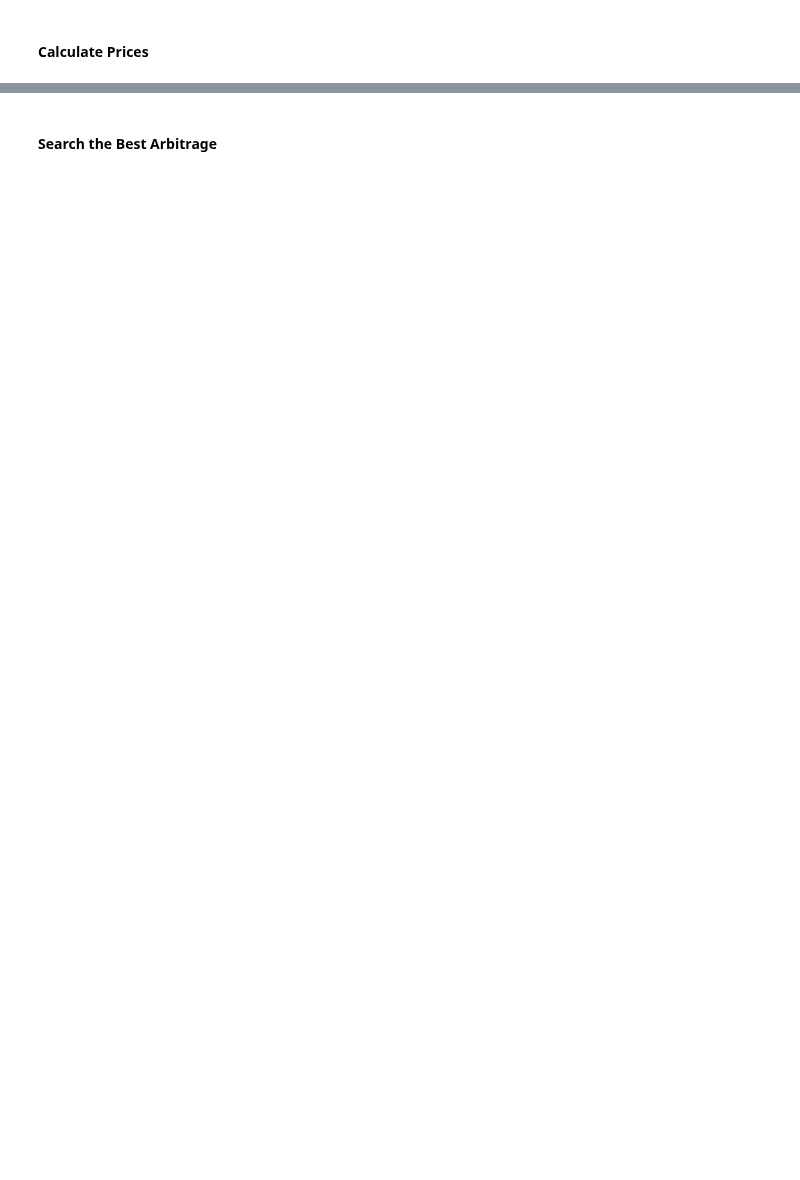
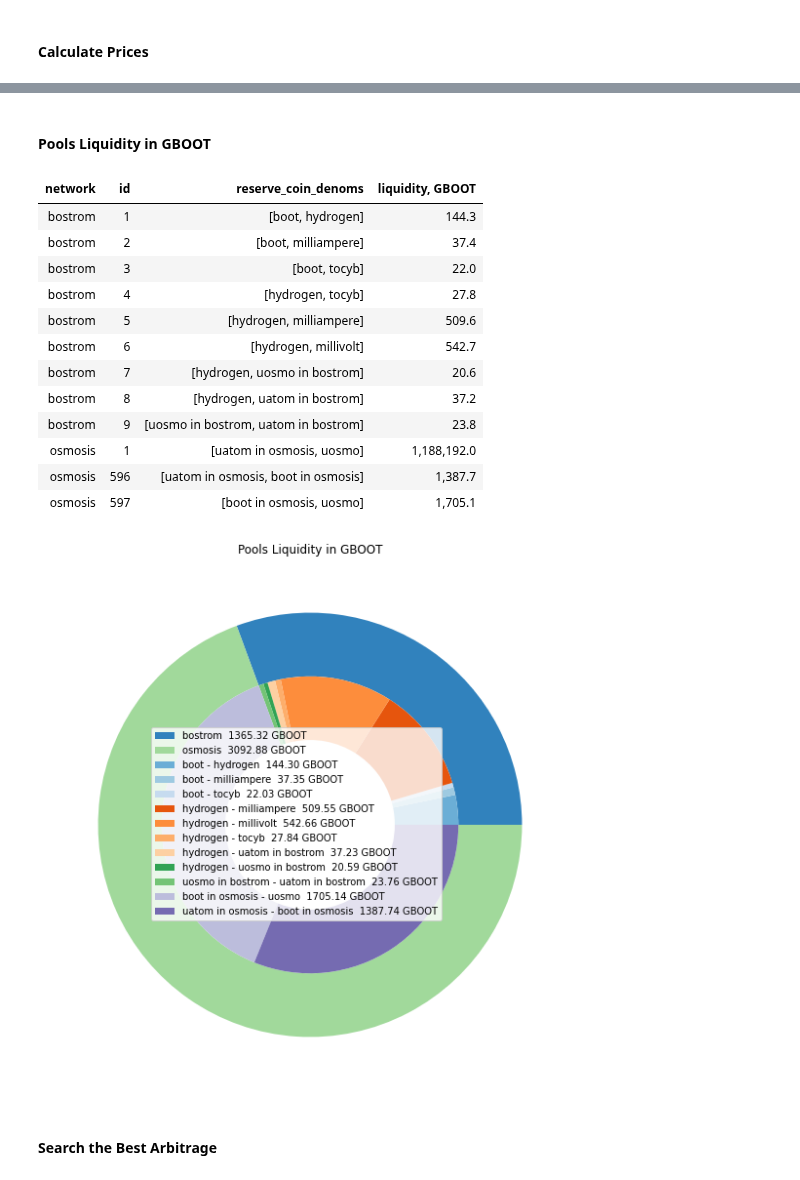
Before and after one commit to Snedashkovsky/cyber-arbitrage, a Jupyter notebook: search_arbitrage.ipynb, the cells around one changed output, grey strips where cells are left out. Saved outputs shown, nothing was run; the diff lists cells and outputs as text; code cells hidden in the pictures; blank space fills up the shorter version.

```diff
--- a/search_arbitrage.ipynb
+++ b/search_arbitrage.ipynb
@@ -128,3 +188,65 @@ display(HTML(price_df.to_html(notebook=True, show_dimensions=False)))
+# %% [markdown]
+#### Pools Liquidity in GBOOT
+# %%
+def get_pool_liquidity(balances: list, target_denom: str = 'boot', main_liquidity_denom: str = 'hydrogen', price_enriched_df: pd.DataFrame = price_enriched_df) -> float:
+    denoms = [item['denom'] for item in balances]
+    balances_dict = {item['denom']:int(item['amount']) for item in balances}
+    if target_denom in denoms:
+        return balances_dict[target_denom] * 2
+    elif not isnan(price_enriched_df.loc[target_denom, denoms[0]]):
+        return balances_dict[denoms[0]] * price_enriched_df.loc[target_denom, denoms[0]] * 2
+    elif not isnan(price_enriched_df.loc[target_denom, denoms[1]]):
+        return balances_dict[denoms[1]] * price_enriched_df.loc[target_denom, denoms[1]] * 2
+    elif not isnan(price_enriched_df.loc[target_denom, main_liquidity_denom]) and not isnan(price_df.loc[main_liquidity_denom, denoms[0]]):
+        return balances_dict[denoms[0]] * price_enriched_df.loc[target_denom, main_liquidity_denom] * price_enriched_df.loc[main_liquidity_denom, denoms[0]] * 2
+    elif not isnan(price_enriched_df.loc[target_denom, main_liquidity_denom]) and not isnan(price_df.loc[main_liquidity_denom, denoms[1]]):
+        return balances_dict[denoms[1]] * price_enriched_df.loc[target_denom, main_liquidity_denom] * price_enriched_df.loc[main_liquidity_denom, denoms[1]] * 2
+    return
+# %%
+pools_df['liquidity, GBOOT'] = pools_df['balances'].map(get_pool_liquidity)/1e9
+display(HTML(pools_df[['network', 'id', 'reserve_coin_denoms', 'liquidity, GBOOT']]
+             .to_html(index=False, notebook=True, show_dimensions=False, float_format='{0:7,.1f}'.format)
+             .replace('text-align: left;', 'text-align: right')
+             .replace('<tr>', '<tr align="right">')))
+
+fig, ax = plt.subplots(figsize=(10,10))
+size = 0.3
+cm = plt.get_cmap("tab20c")
+cout = cm(np.arange(2)*10)
+
+pools_df['denoms'] = pools_df.reserve_coin_denoms.map(lambda x: f'{x[0]} - {x[1]}')
+outer = pools_df[pools_df.denoms != 'uatom in osmosis - uosmo'].groupby('network')['liquidity, GBOOT'].sum()
+inner = pools_df[pools_df.denoms != 'uatom in osmosis - uosmo'].groupby(['network', 'denoms'])['liquidity, GBOOT'].sum()
+inner_labels = ['{1}  {2:1.2f} GBOOT'.format(i[0], i[1],j) for i,j in zip(inner.index, inner)]
+outer_labels = ['{0}  {1:1.2f} GBOOT'.format(i, j) for i, j in zip(outer.index, outer)]
+ax.pie(outer.values.flatten(), radius=1,
+       labeldistance=0.73,
+       wedgeprops=dict(width=size), colors=cout)
+cin = cm(np.array([1,2,3,4,5,6,7,8,9,14,12,13]))
+ax.pie(inner.values.flatten(), radius=1-size,
+       wedgeprops=dict(width=size),
+       labeldistance=0.5, colors=cin)
+
+ax.set(aspect="equal", title='Pools Liquidity in GBOOT')
+
+plt.legend(outer_labels + inner_labels, loc=(0.2, 0.32))
+handles, labels = ax.get_legend_handles_labels()
+plt.show()
+# %% [output]
+| network | id | reserve_coin_denoms | liquidity, GBOOT |
+| bostrom | 1 | [boot, hydrogen] | 144.3 |
+| bostrom | 2 | [boot, milliampere] | 37.4 |
+| bostrom | 3 | [boot, tocyb] | 22.0 |
+| bostrom | 4 | [hydrogen, tocyb] | 27.8 |
+| bostrom | 5 | [hydrogen, milliampere] | 509.6 |
+| bostrom | 6 | [hydrogen, millivolt] | 542.7 |
+| bostrom | 7 | [hydrogen, uosmo in bostrom] | 20.6 |
+| bostrom | 8 | [hydrogen, uatom in bostrom] | 37.2 |
+| bostrom | 9 | [uosmo in bostrom, uatom in bostrom] | 23.8 |
+| osmosis | 1 | [uatom in osmosis, uosmo] | 1,188,192.0 |
+| osmosis | 596 | [uatom in osmosis, boot in osmosis] | 1,387.7 |
+| osmosis | 597 | [boot in osmosis, uosmo] | 1,705.1 |
+[figure, added]
 # %% [markdown]
 #### Search the Best Arbitrage
 # %%
```
Also changed, not shown: parts of 9 cells of this notebook.
